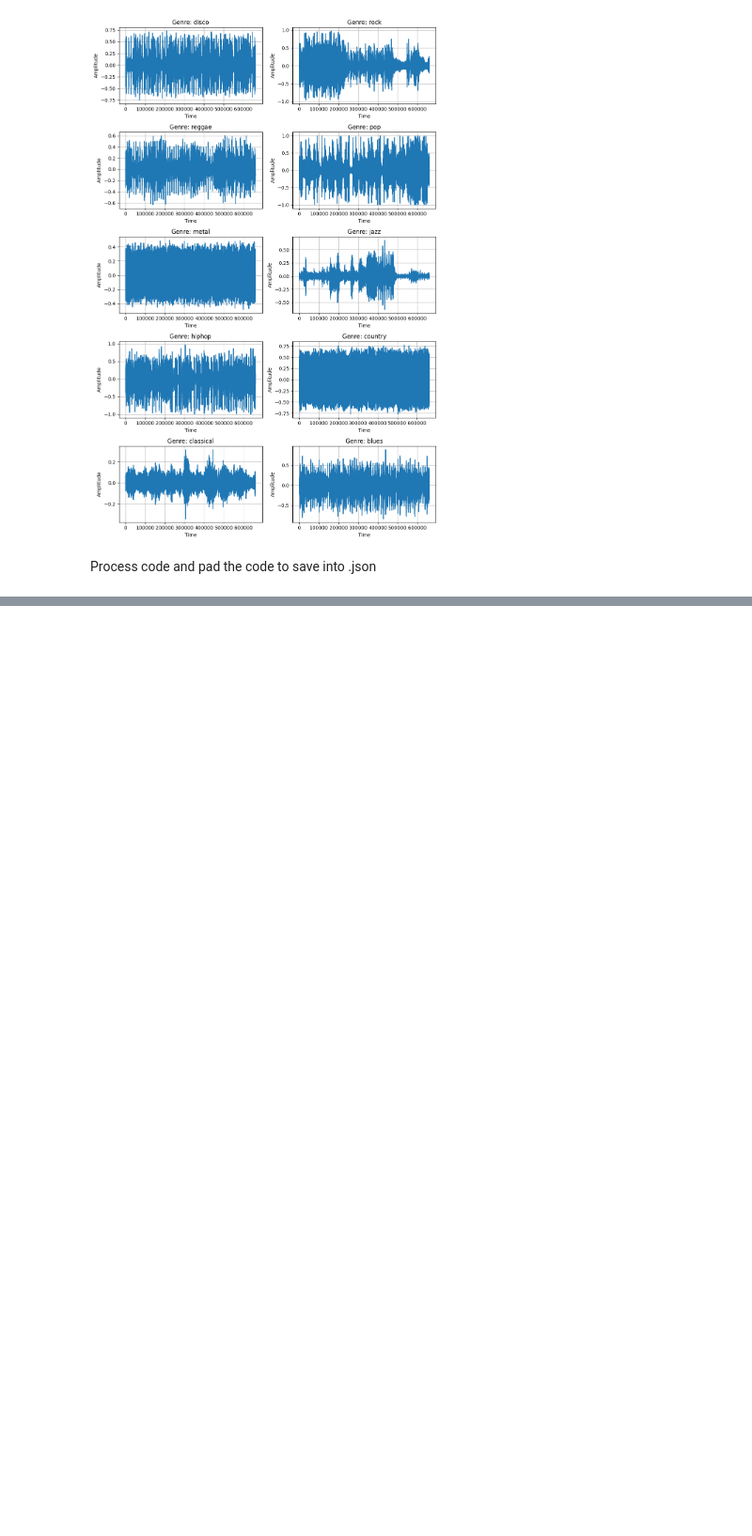
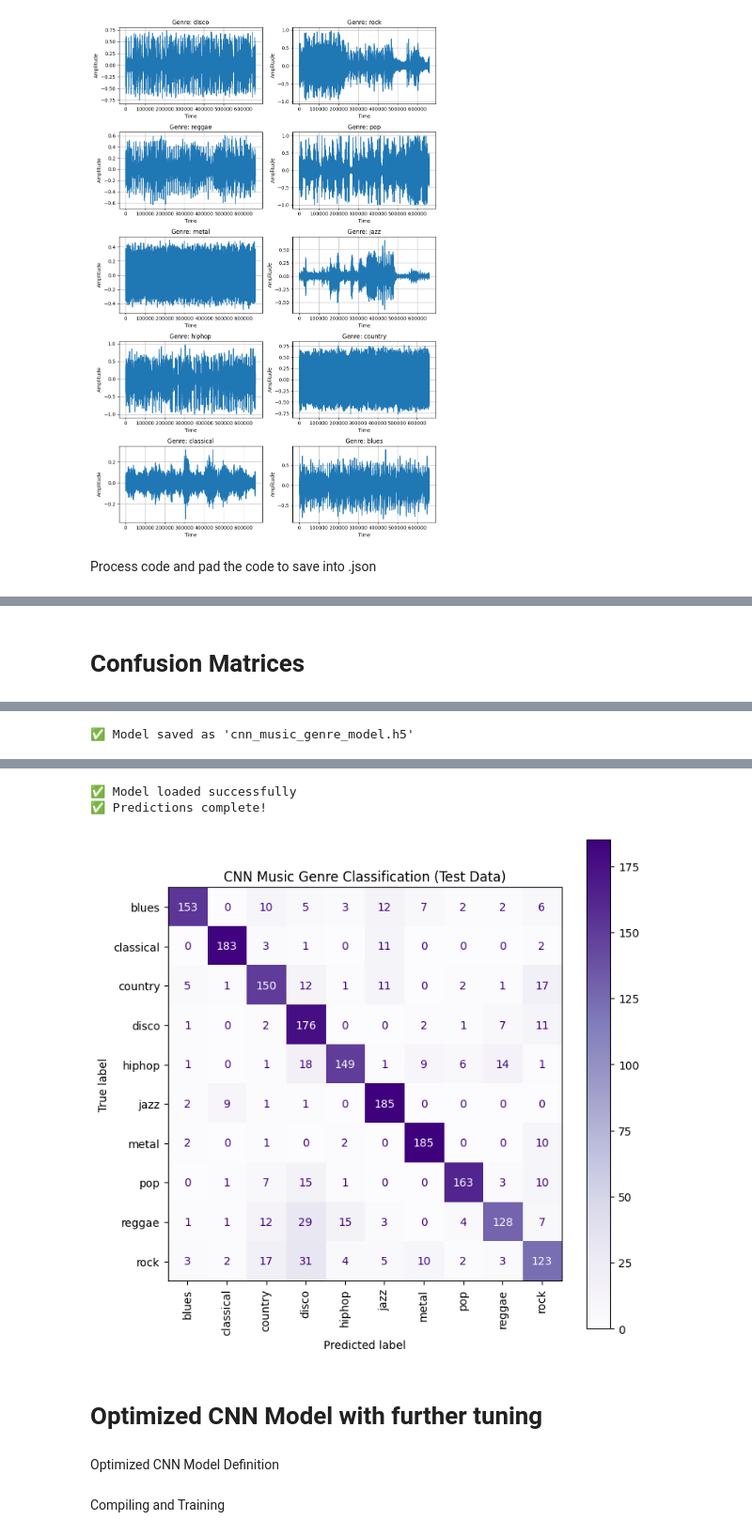
Before and after one commit to Akki0529/Music-Classiffer, a Jupyter notebook: 01-Preprocessing.ipynb, the cells around one changed output, grey strips where cells are left out. Shown: that part at 94% size. Saved outputs shown, nothing was run; the diff lists cells and outputs as text; code cells hidden in the pictures; blank space fills up the shorter version.

```diff
--- a/01-Preprocessing.ipynb
+++ b/01-Preprocessing.ipynb
@@ -355,0 +530,19 @@ MFCC extraction completed in 117.86 seconds.
+# %%
+filepath = 'C:/Users/aksha/Downloads/DataMusic/data.json'
+with open(filepath, "r") as fp:
+    data = json.load(fp)
+
+# Define X nd y
+X = np.array(data["mfcc"])
+y = np.array(data["genre_num"])
+
+from sklearn.model_selection import train_test_split
+
+# Split the data into train (80%), validation (10%), and test (10%)
+X_train, X_test, y_train, y_test = train_test_split(X, y, test_size=0.2, random_state=42, stratify=y)
+X_train, X_val, y_train, y_val = train_test_split(X_train, y_train, test_size=0.125, random_state=42, stratify=y_train)
+
+# Shape of the splits after optimization
+print(f"X training data shape: {X_train.shape}, y training data shape: {y_train.shape}")
+print(f"X validation data shape: {X_val.shape}, y validation data shape: {y_val.shape}")
+print(f"X test data shape: {X_test.shape}, y test data shape: {y_test.shape}")
@@ -355,0 +710,46 @@ MFCC extraction completed in 117.86 seconds.
+# %% [markdown]
+# Confusion Matrices
+# %%
+import numpy as np
+import matplotlib.pyplot as plt
+from sklearn.metrics import confusion_matrix, ConfusionMatrixDisplay
+from tensorflow.keras.models import load_model
+
+# Define genres explicitly
+genres = ['blues', 'classical', 'country', 'disco', 'hiphop',
+          'jazz', 'metal', 'pop', 'reggae', 'rock']
+
+# Save your trained model
+model_cnn.save('cnn_music_genre_model.h5')
+print("✅ Model saved as 'cnn_music_genre_model.h5'")
+
+# Load the saved model (just to show you how to do it later)
+model_loaded = load_model('cnn_music_genre_model.h5')
+print("✅ Model loaded successfully")
+
+# Define the prediction function
+def make_prediction(model, X):
+    preds_num = []
+    preds_name = []
+    for X_current in X:
+        X_current = X_current[np.newaxis, ...]  # Add batch dimension
+        pred = model.predict(X_current, verbose=0)
+        pred_idx = np.argmax(pred, axis=1)[0]  # Predicted genre index
+        preds_num.append(pred_idx)
+        preds_name.append(genres[pred_idx])
+    return preds_num, preds_name
+
+# Make predictions
+preds_num, preds_name = make_prediction(model_loaded, X_test_cnn)
+print("✅ Predictions complete!")
+
+# Generate confusion matrix
+cm = confusion_matrix(y_test, preds_num)
+
+# Plot confusion matrix
+fig, ax = plt.subplots(figsize=(8,8))
+disp = ConfusionMatrixDisplay(confusion_matrix=cm, display_labels=genres)
+disp.plot(ax=ax, cmap='Purples', xticks_rotation='vertical')
+plt.title('CNN Music Genre Classification (Test Data)')
+plt.show()
+# %% [output]
@@ -355,0 +757 @@ MFCC extraction completed in 117.86 seconds.
+✅ Model saved as 'cnn_music_genre_model.h5'
@@ -355,0 +759,7 @@ MFCC extraction completed in 117.86 seconds.
+✅ Model loaded successfully
+✅ Predictions complete!
+[figure, added]
+# %% [markdown]
+# Optimized CNN Model with further tuning
+# %% [markdown]
+Optimized CNN Model Definition
@@ -355,0 +799,2 @@ MFCC extraction completed in 117.86 seconds.
+# %% [markdown]
+Compiling and Training
```
Also changed, not shown: parts of 23 cells of this notebook.
